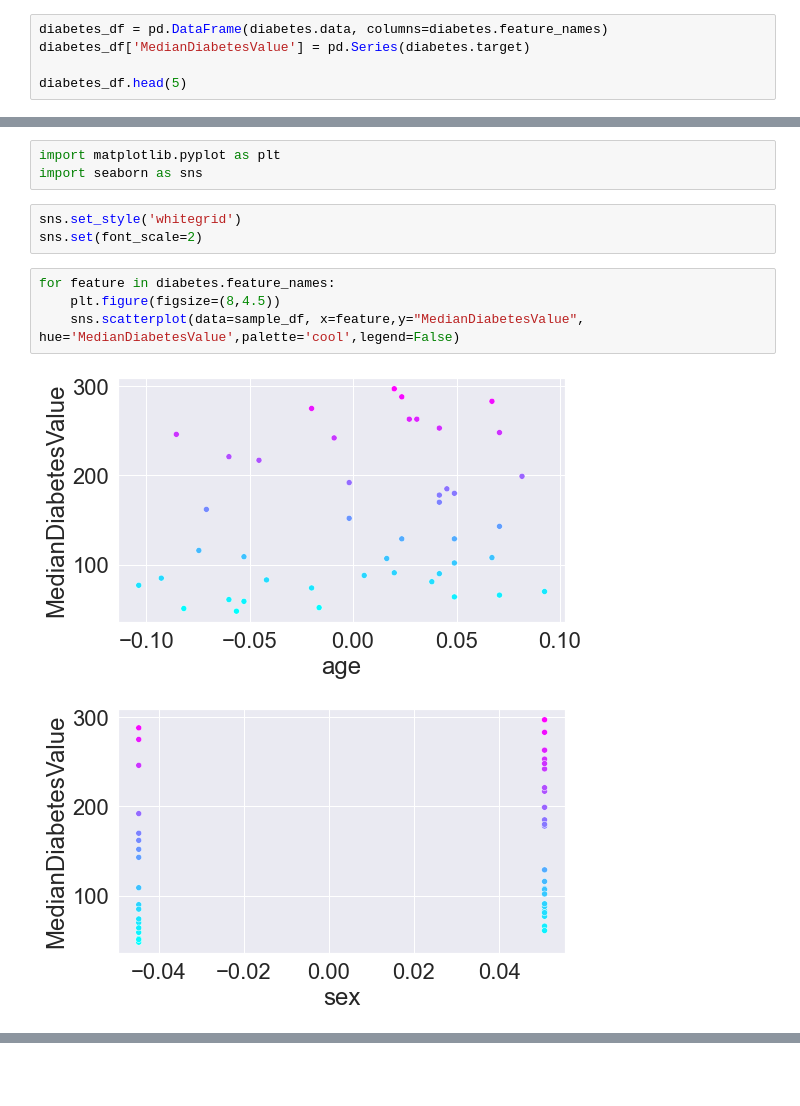
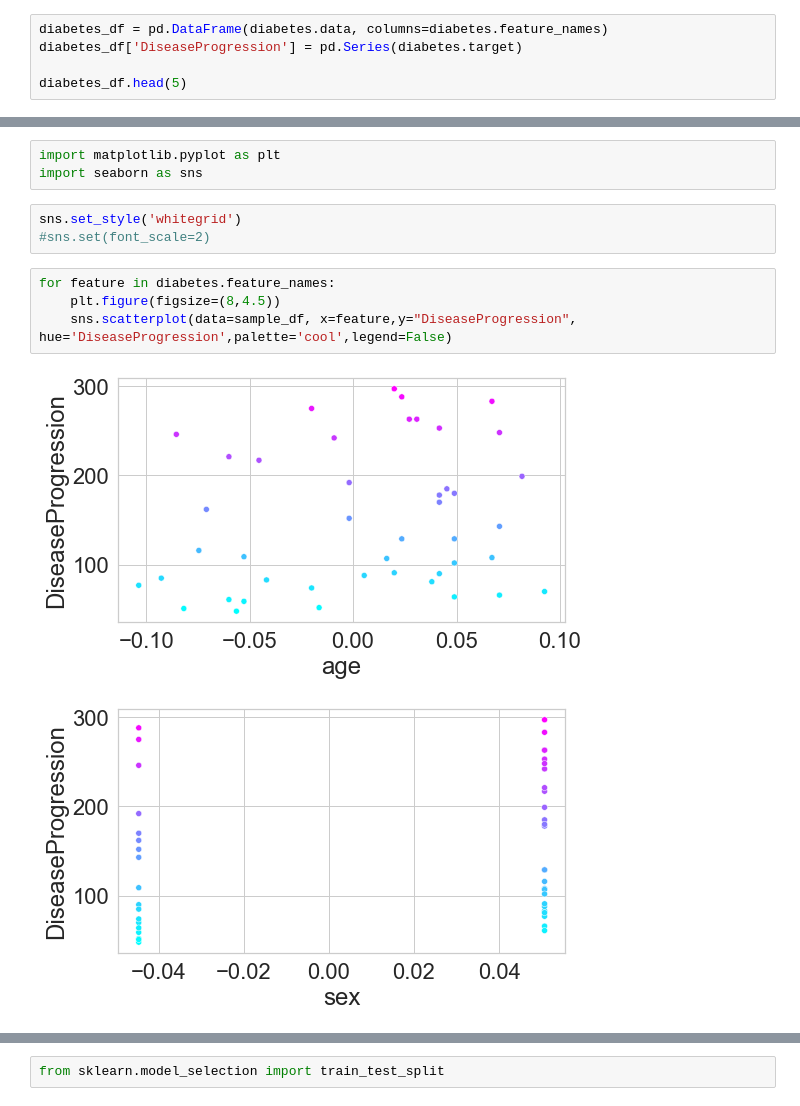
Before and after one commit to TimePeaclock/Machine-Learning, a Jupyter notebook: week2/peacock-week2.ipynb, the cells around one changed output, grey strips where cells are left out. Cells and saved outputs as stored; diff of their text form; blank space fills up the shorter version.

```diff
--- a/week2/peacock-week2.ipynb
+++ b/week2/peacock-week2.ipynb
@@ -38,7 +38,7 @@ pd.set_option('display.max_columns', 9)
 pd.set_option('display.width', None)
 # %%
 diabetes_df = pd.DataFrame(diabetes.data, columns=diabetes.feature_names)
-diabetes_df['MedianDiabetesValue'] = pd.Series(diabetes.target)
+diabetes_df['DiseaseProgression'] = pd.Series(diabetes.target)
 
 diabetes_df.head(5)
 # %% [output]
@@ -56,11 +56,11 @@ import matplotlib.pyplot as plt
 import seaborn as sns
 # %%
 sns.set_style('whitegrid')
-sns.set(font_scale=2)
+#sns.set(font_scale=2)
 # %%
 for feature in diabetes.feature_names:
     plt.figure(figsize=(8,4.5))
-    sns.scatterplot(data=sample_df, x=feature,y="MedianDiabetesValue", hue='MedianDiabetesValue',palette='cool',legend=False)
+    sns.scatterplot(data=sample_df, x=feature,y="DiseaseProgression", hue='DiseaseProgression',palette='cool',legend=False)
 # %% [output]
-[figure, old version]
+[figure, new version]
-[figure, old version]
+[figure, new version]
@@ -74,0 +75,2 @@ for feature in diabetes.feature_names:
+# %%
+from sklearn.model_selection import train_test_split
```
Also changed, not shown: parts of 8 cells of this notebook.
